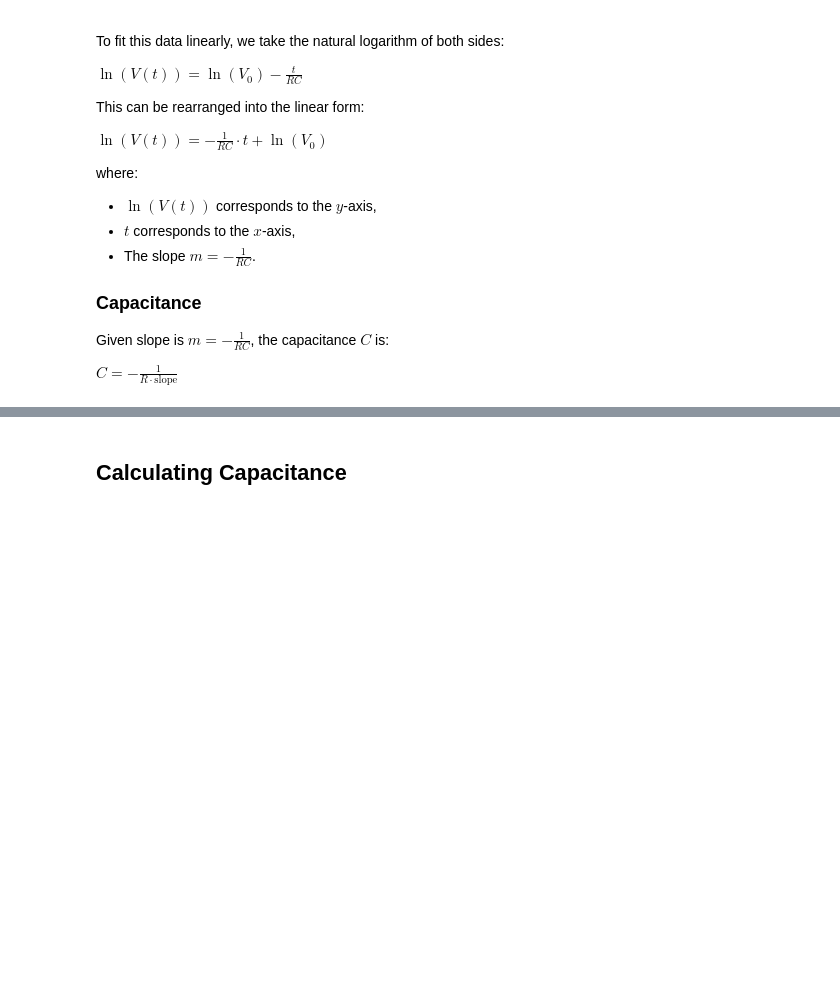
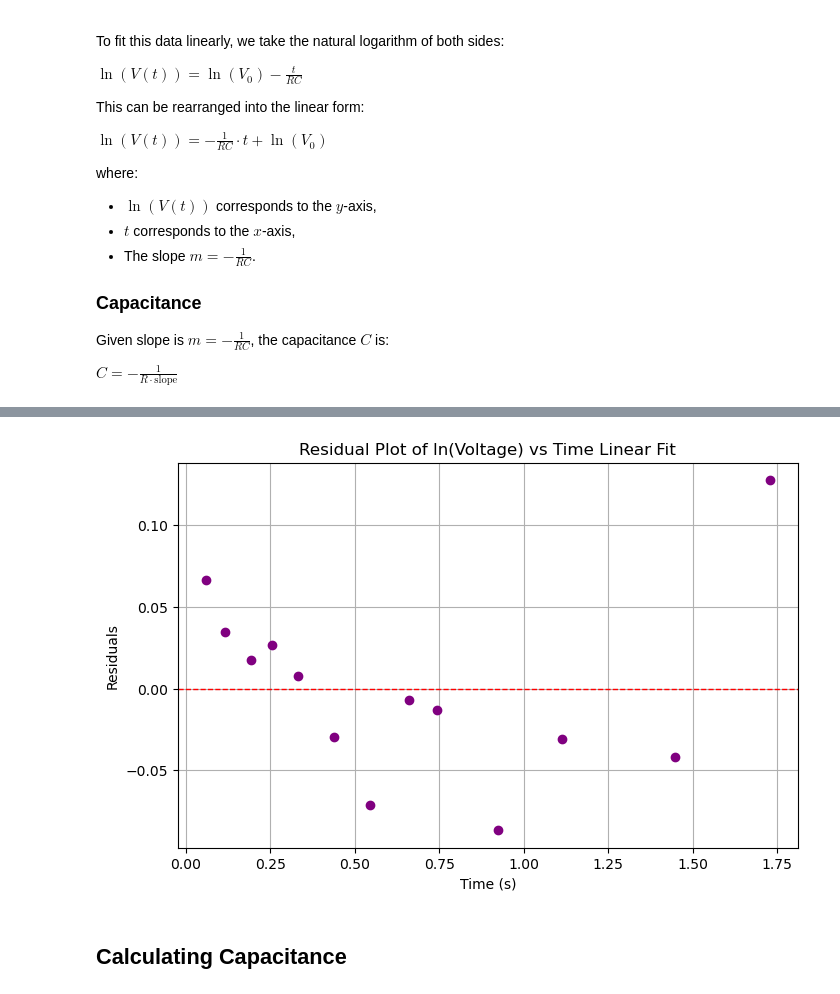
Before and after one commit to Faith-Qiao/physics5bl, a Jupyter notebook: lab10/lab10.ipynb, the cells around one changed output, grey strips where cells are left out. Cells and saved outputs as stored; diff of their text form; code cells hidden in the pictures; blank space fills up the shorter version.

```diff
--- a/lab10/lab10.ipynb
+++ b/lab10/lab10.ipynb
@@ -135,3 +178,20 @@ C_from_slope
+# %%
+predicted_ln_voltage = slope * df["Time (s)"] + intercept
+
+# Plotting the linear fit of ln(Voltage) vs Time
+residuals = df["ln(Voltage)"] - predicted_ln_voltage
+
+# Plotting the residual plot
+plt.figure(figsize=(8, 5))
+plt.plot(df["Time (s)"], residuals, 'o', color="purple")  # Residuals as dots
+plt.axhline(0, color="red", linestyle="--", linewidth=1)  # Horizontal line at y=0
+plt.xlabel("Time (s)")
+plt.ylabel("Residuals")
+plt.title("Residual Plot of ln(Voltage) vs Time Linear Fit")
+plt.grid(True)
+plt.show()
+# %% [output]
+[figure, added]
 # %% [markdown]
 ## Calculating Capacitance
 # %%
```
Also changed, not shown: parts of 8 cells of this notebook.
